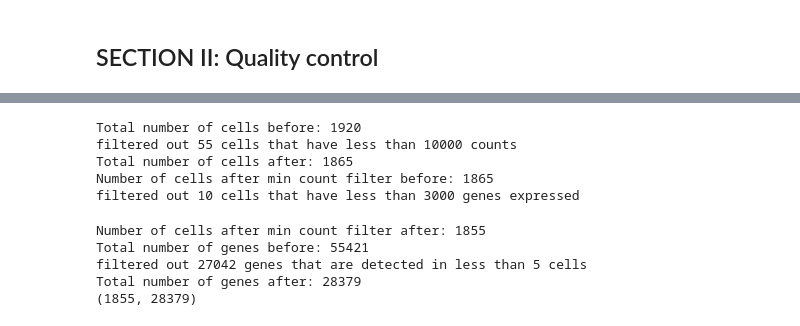
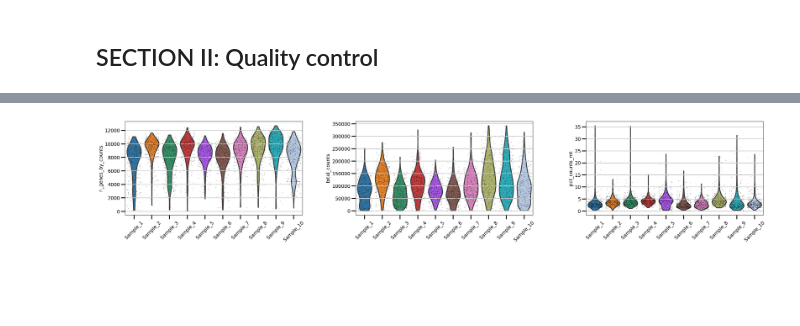
Before and after one commit to melisamc89/single_cell_sequencing, a Jupyter notebook: campari_scs_II_data_agregation.ipynb, the cells around one changed output, grey strips where cells are left out. Drawn from its saved outputs; the diff is of its cells as text; code cells hidden in the pictures; blank space fills up the shorter version.

```diff
--- a/campari_scs_II_data_agregation.ipynb
+++ b/campari_scs_II_data_agregation.ipynb
@@ -421,26 +841,18 @@ adata.obs['n_genes'] = (adata.X > 0).sum(axis = 1)
 # %%
-### we need to read the t2g to be able to know which genes are mitochondrial!!!
-
-t2g = pd.read_csv("t2g.txt", header=None, names=["tid", "gene_id", "gene_name"], sep="\t")
-t2g.index = t2g.gene_id### FOR THAT WE USE T2G VARIABLE THAT OPENS T2G FILE (FILE WITH LINK BETWEEN GENE CODE AND GENE NAME)
-
-t2g = t2g.loc[~t2g.index.duplicated(keep='first')]
-
-adata.var["gene_id"] = adata.var.index.values
-adata.var["gene_name"] = adata.var.gene_id.map(t2g["gene_name"])
-adata.var.index = adata.var["gene_name"]
-
-mt_gene_mask = np.flatnonzero([gene.startswith('mt-') for gene in adata.var_names])
-# the `.A1` is only necessary as X is sparse (to transform to a dense array after summing)
-y = np.sum(adata[:, mt_gene_mask].X, axis=1).A1.reshape(-1,)
-z = np.array(adata.obs['n_counts']).reshape(-1,)
-
-adata.obs['mt_frac'] = y/z
-
-
 adata.var['mt'] = adata.var_names.str.startswith('mt-')  # annotate the group of mitochondrial genes as 'mt'
 sc.pp.calculate_qc_metrics(adata, qc_vars=['mt'], percent_top=None, log1p=False, inplace=True)
 
+#adata.var["gene_id"] = adata.var.index.values
+#adata.var["gene_name"] = adata.var.gene_id.map(t2g["gene_name"])
+#adata.var.index = adata.var["gene_name"]
+
+#mt_gene_mask = np.flatnonzero([gene.startswith('mt-') for gene in adata.var_names])
+# the `.A1` is only necessary as X is sparse (to transform to a dense array after summing)
+#y = np.sum(adata[:, mt_gene_mask].X, axis=1).A1.reshape(-1,)
+#z = np.array(adata.obs['n_counts']).reshape(-1,)
+
+#adata.obs['mt_frac'] = y/z
+
 #adata.var["mt"] = adata.var_names.str.startswith('mt-')  # annotate the group of mitochondrial genes as 'mt'
 #sc.pp.calculate_qc_metrics(adata, qc_vars=['mt'], inplace=True)
-sc.pl.highest_expr_genes(adata, n_top=10)
+#sc.pl.highest_expr_genes(adata, n_top=10)
@@ -473,39 +859,5 @@ sc.pl.violin(adata, ['n_genes', 'n_counts', 'fraction_mito'],
-# %%
-# Filter cells according to identified QC thresholds:
-print('Total number of cells before: {:d}'.format(adata.n_obs))
-#cell_subset = sc.pp.filter_cells(adata, min_counts = 1000)
-#filter1 = kept_cells_stimuli[cell_subset[0]]
-#red_filter1 = red_intensity[cell_subset[0]]
-#green_filter1 = green_intensity[cell_subset[0]]
-#well_id_filter1 = well_id[cell_subset[0]]
-sc.pp.filter_cells(adata, min_counts = MIN_COUNTS)
-print('Total number of cells after: {:d}'.format(adata.n_obs))
-
-print('Number of cells after min count filter before: {:d}'.format(adata.n_obs))
-#cell_subset = sc.pp.filter_cells(adata, min_genes = 1000,inplace=False)
-#filter2 = filter1[cell_subset[0]]
-#red_filter2 = red_filter1[cell_subset[0]]
-#green_filter2 = green_filter1[cell_subset[0]]
-#well_id_filter2 = well_id_filter1[cell_subset[0]]
-sc.pp.filter_cells(adata, min_genes = MIN_GENES)
-print('Number of cells after min count filter after: {:d}'.format(adata.n_obs))
-
-#Filter genes:
-print('Total number of genes before: {:d}'.format(adata.n_vars))
-# Min 20 cells - filters out 0 count genes
-sc.pp.filter_genes(adata, min_cells=MIN_CELLS)
-print('Total number of genes after: {:d}'.format(adata.n_vars))
-
-#sc.pp.filter_genes(adata, min_counts=10)
-print(adata.shape)
-# %% [output]
-Total number of cells before: 1920
-filtered out 55 cells that have less than 10000 counts
-Total number of cells after: 1865
-Number of cells after min count filter before: 1865
-filtered out 10 cells that have less than 3000 genes expressed
-Number of cells after min count filter after: 1855
-Total number of genes before: 55421
-filtered out 27042 genes that are detected in less than 5 cells
-Total number of genes after: 28379
-(1855, 28379)
+# %%
+rcParams['figure.figsize']=(8,5)
+sc.pl.violin(adata, ['n_genes_by_counts', 'total_counts', 'pct_counts_mt'], jitter=0.4, groupby = 'sample', rotation= 45)
+# %% [output]
+[figure, added]
```
Also changed, not shown: parts of 47 cells of this notebook, 4 other files.
